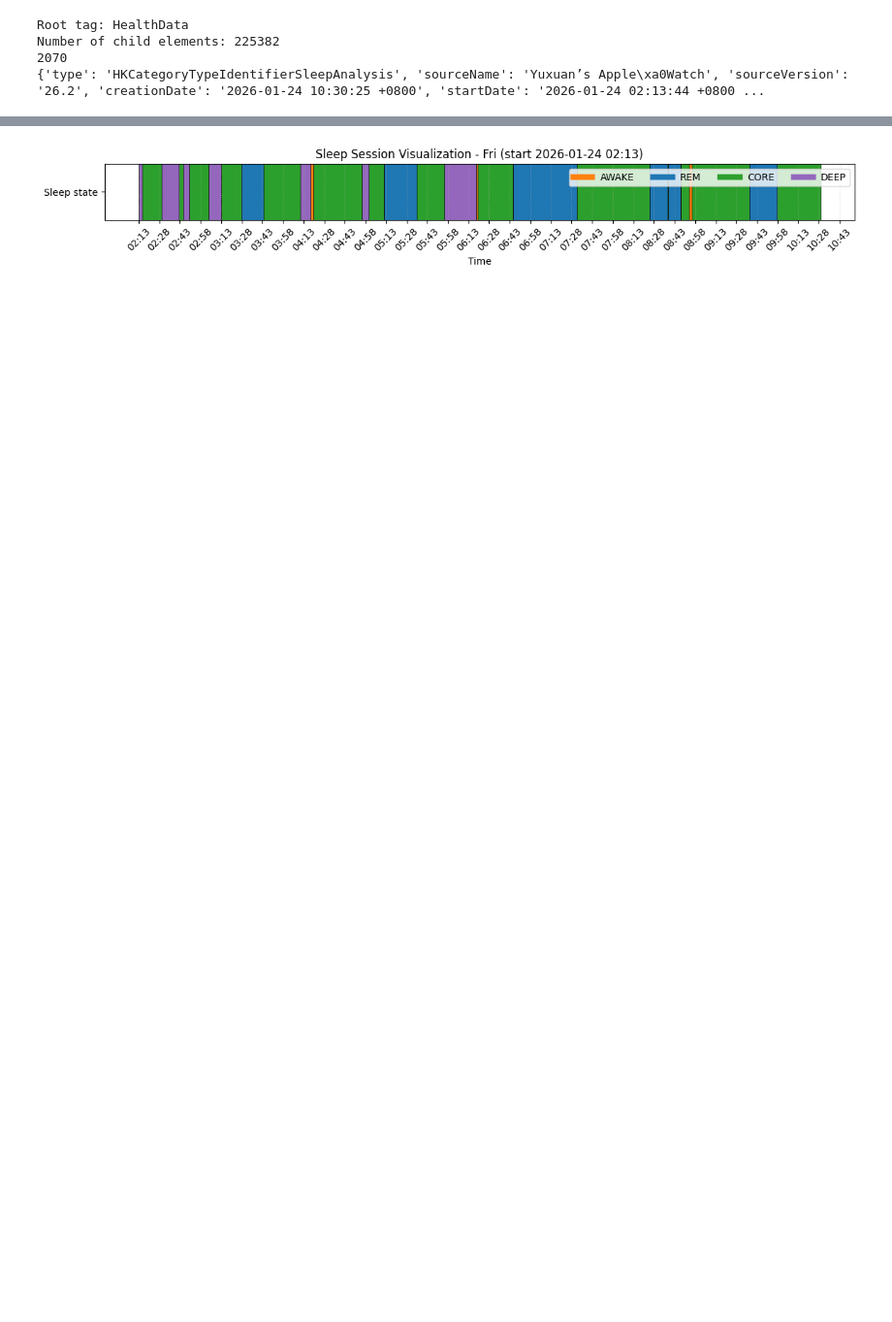
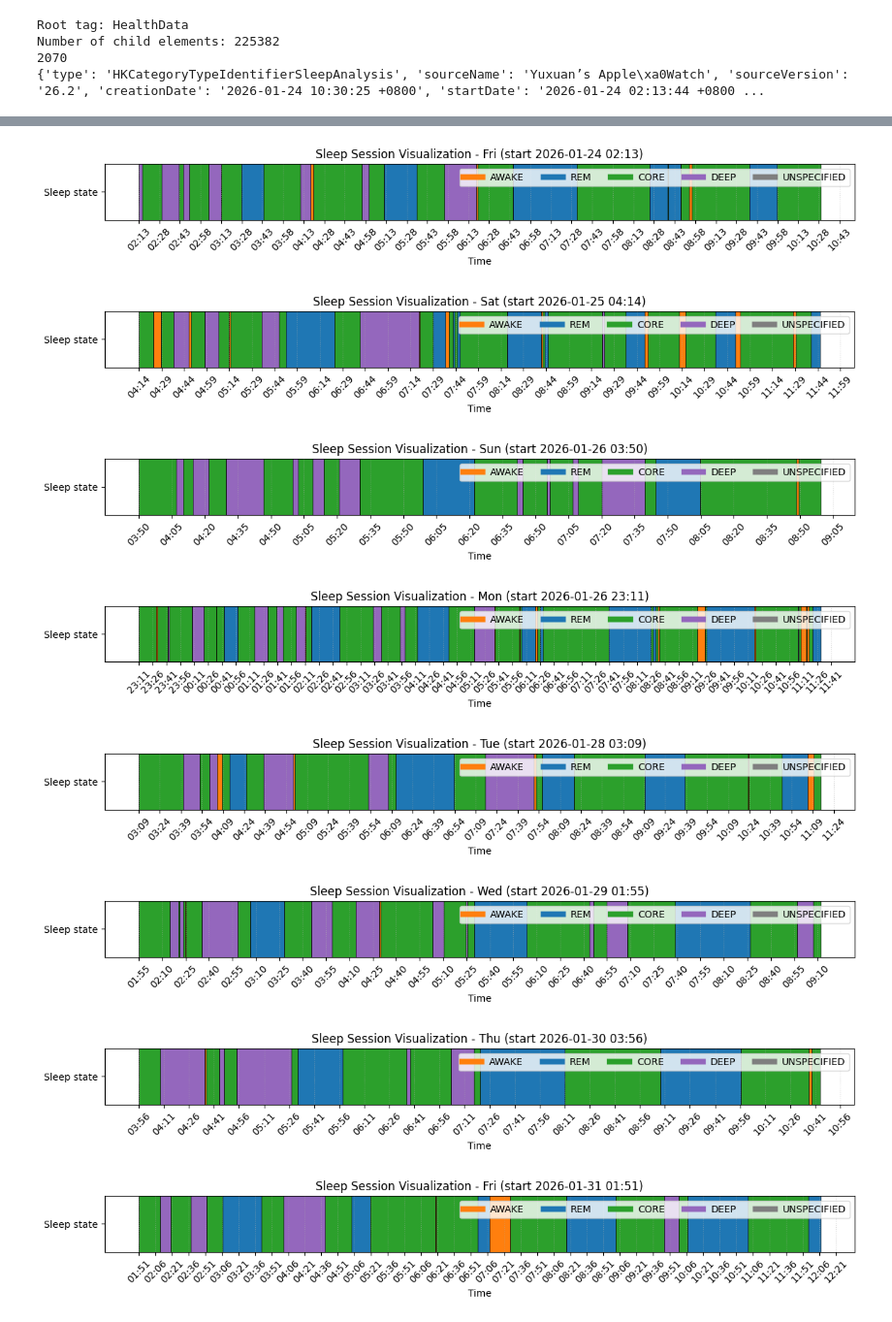
Before and after one commit to shawnyuxuan/ELEC3442-Group-8, a Jupyter notebook: data-preprocessing.ipynb, the cells around one changed output, grey strips where cells are left out. Shown at 97% size. Drawn from its saved outputs; the diff is of its cells as text; code cells hidden in the pictures; blank space fills up the shorter version.

```diff
--- a/data-preprocessing.ipynb
+++ b/data-preprocessing.ipynb
@@ -48,9 +52,9 @@ import datetime
 def in_same_session(previous_date: datetime.datetime, current_date: datetime.datetime) -> bool:
     """
     Determines if two sleep sessions are part of the same sleep session based on their start and end times.
-    Sleep sessions that are more than 1 hours apart are considered as different ones.
+    Sleep sessions that are more than 1 hour apart are considered as different ones.
     """
-    return current_date.timestamp() - previous_date.timestamp() < 3600
+    return (current_date.timestamp() - previous_date.timestamp()) < 3600
 
 def str_to_datetime(date_str):
     """
@@ -63,6 +67,9 @@ Split sleep sessions by dates.
 Sorry for having so many post-midnight sleep sessions. I have a very bad sleeping schedule.
 """
 start_dates = [r.attrib.get("startDate") for r in sleep_analysis]
+end_dates = [r.attrib.get("endDate") for r in sleep_analysis]
+assert len(start_dates) == len(end_dates), "Start dates and end dates should have the same length."
+
 
 """
 The variable "dates" serves as a hash table that maps each sleep session to
@@ -70,23 +77,25 @@ a list of indexes in the "sleep_analysis" list, which stores the actual sleep da
 """
 dates = []
 
-previous_date = str_to_datetime(start_dates[0])
+previous_start_date = str_to_datetime(start_dates[0])
+previous_end_date = str_to_datetime(end_dates[0])
 WEEKDAYS = ["Mon", "Tue", "Wed", "Thu", "Fri", "Sat", "Sun"]
 
 # If the sleep session starts after midnight (and typically before 7 AM), we consider it as part of the previous day.
-weekday = (previous_date.weekday() - 1) % 7 if previous_date.time() < datetime.time(7, 0, 0) else previous_date.weekday()
+weekday = (previous_start_date.weekday() - 1) % 7 if previous_start_date.time() < datetime.time(7, 0, 0) else previous_start_date.weekday()
 temp = [0]
 
-for index, start_date in enumerate(start_dates, start=1):
-    date = str_to_datetime(start_date)
-    if in_same_session(previous_date, date):
+for index, start_date in enumerate(start_dates[1:], start=1):
+    start_date = str_to_datetime(start_date)
+    end_date = str_to_datetime(end_dates[index])
+    if in_same_session(previous_end_date, start_date):
         temp.append(index)
     else:
-        temp = temp[:-1] # Some strange outlier at the end of the data, so I just stripped it for convenience. Comment this line out if you want to see the outlier.
         dates.append([WEEKDAYS[weekday], temp])
-        weekday = (date.weekday() - 1) % 7 if date.time() < datetime.time(7, 0, 0) else date.weekday()
+        weekday = (start_date.weekday() - 1) % 7 if start_date.time() < datetime.time(7, 0, 0) else start_date.weekday()
         temp = [index]
-    previous_date = date
+    previous_start_date = start_date
+    previous_end_date = end_date
 
 dates.append([WEEKDAYS[weekday], temp])
 
@@ -101,6 +110,7 @@ SYMBOLS = {
     "HKCategoryValueSleepAnalysisAsleepREM": 1,
     "HKCategoryValueSleepAnalysisAsleepCore": 2,
     "HKCategoryValueSleepAnalysisAsleepDeep": 3,
+    "HKCategoryValueSleepAnalysisAsleepUnspecified": 4,
 }
 
 SLEEP_COLORS = {
@@ -108,6 +118,7 @@ SLEEP_COLORS = {
     1: "tab:blue",
     2: "tab:green",
     3: "tab:purple",
+    4: "tab:gray",
 }
 
 SLEEP_LABELS = {
@@ -115,6 +126,7 @@ SLEEP_LABELS = {
     1: "REM",
     2: "CORE",
     3: "DEEP",
+    4: "UNSPECIFIED",
 }
 # %%
 def parse_sleep_datetime(date_string):
@@ -179,6 +191,14 @@ def draw_sleep_session(weekday, session):
     plt.tight_layout()
     plt.show()
 # %%
-draw_sleep_session(dates[0][0], dates[0][1])
+for i in range(len(dates)):
+    draw_sleep_session(dates[i][0], dates[i][1])
 # %% [output]
-[figure, old version]
+[figure, new version]
+[figure, added]
+[figure, added]
+[figure, added]
+[figure, added]
+[figure, added]
+[figure, added]
+[figure, added]
```
Also changed, not shown: parts of 4 cells of this notebook, 3 other files.
